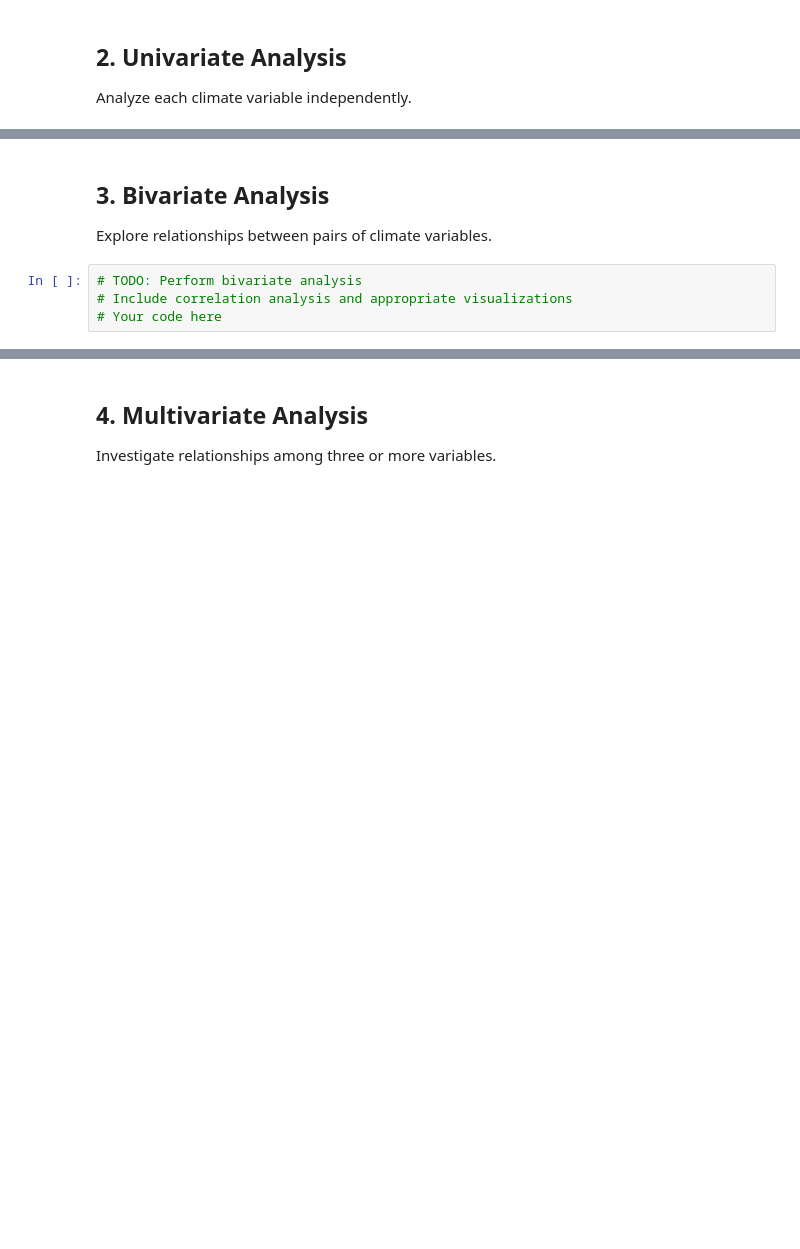
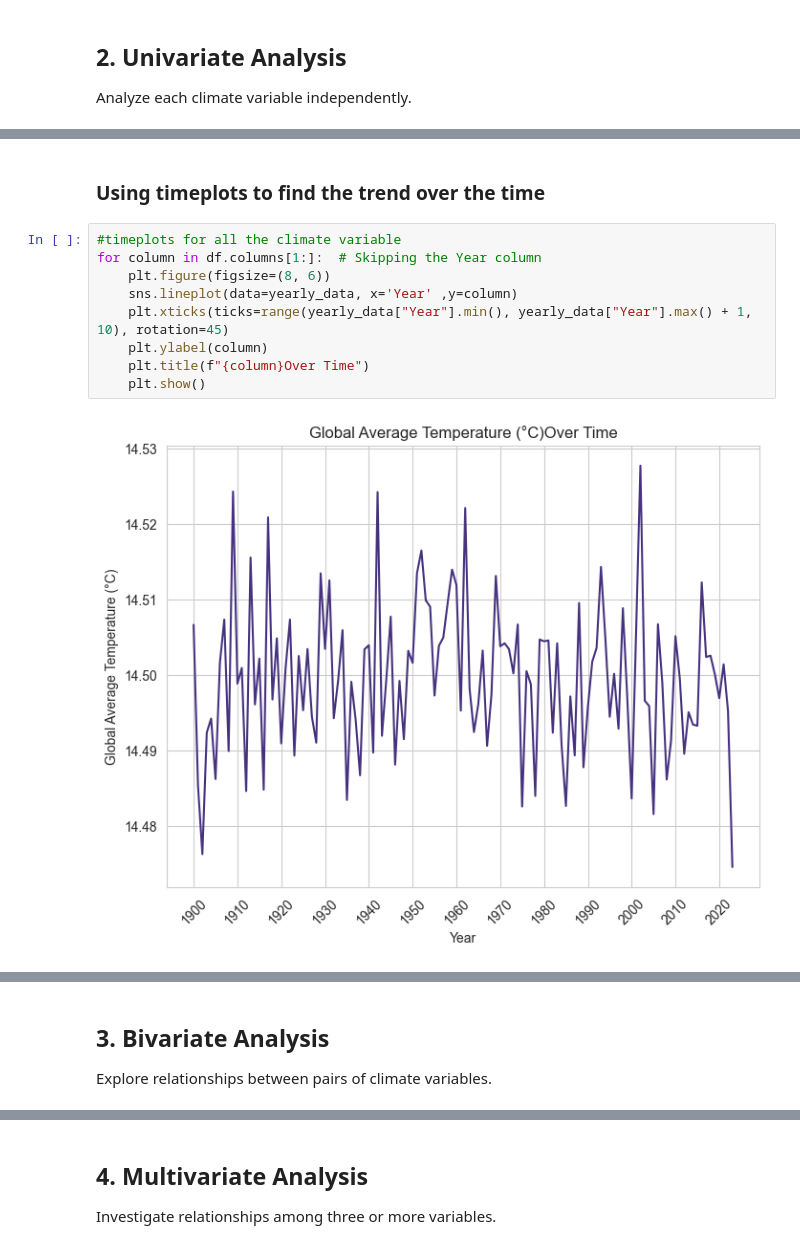
Before and after one commit to Omdena-NIC-Nepal/complete-eda-assignment-neural-syndicate, a Jupyter notebook: climate_eda.ipynb, the cells around one changed output, grey strips where cells are left out. Saved outputs shown, nothing was run; the diff lists cells and outputs as text; blank space fills up the shorter version.

```diff
--- a/climate_eda.ipynb
+++ b/climate_eda.ipynb
@@ -172,0 +165,13 @@ max             152.671944                       9.101611
+# %% [markdown]
+### Using timeplots to find the trend over the time
+# %%
+#timeplots for all the climate variable
+for column in df.columns[1:]:  # Skipping the Year column
+    plt.figure(figsize=(8, 6))
+    sns.lineplot(data=yearly_data, x='Year' ,y=column)
+    plt.xticks(ticks=range(yearly_data["Year"].min(), yearly_data["Year"].max() + 1, 10), rotation=45)
+    plt.ylabel(column)
+    plt.title(f"{column}Over Time")
+    plt.show()
+# %% [output]
+[figure, added]
@@ -174,7 +182,3 @@ max             152.671944                       9.101611
 ## 3. Bivariate Analysis
 
 Explore relationships between pairs of climate variables.
-# %%
-# TODO: Perform bivariate analysis
-# Include correlation analysis and appropriate visualizations
-# Your code here
```
Also changed, not shown: parts of 26 cells of this notebook.
